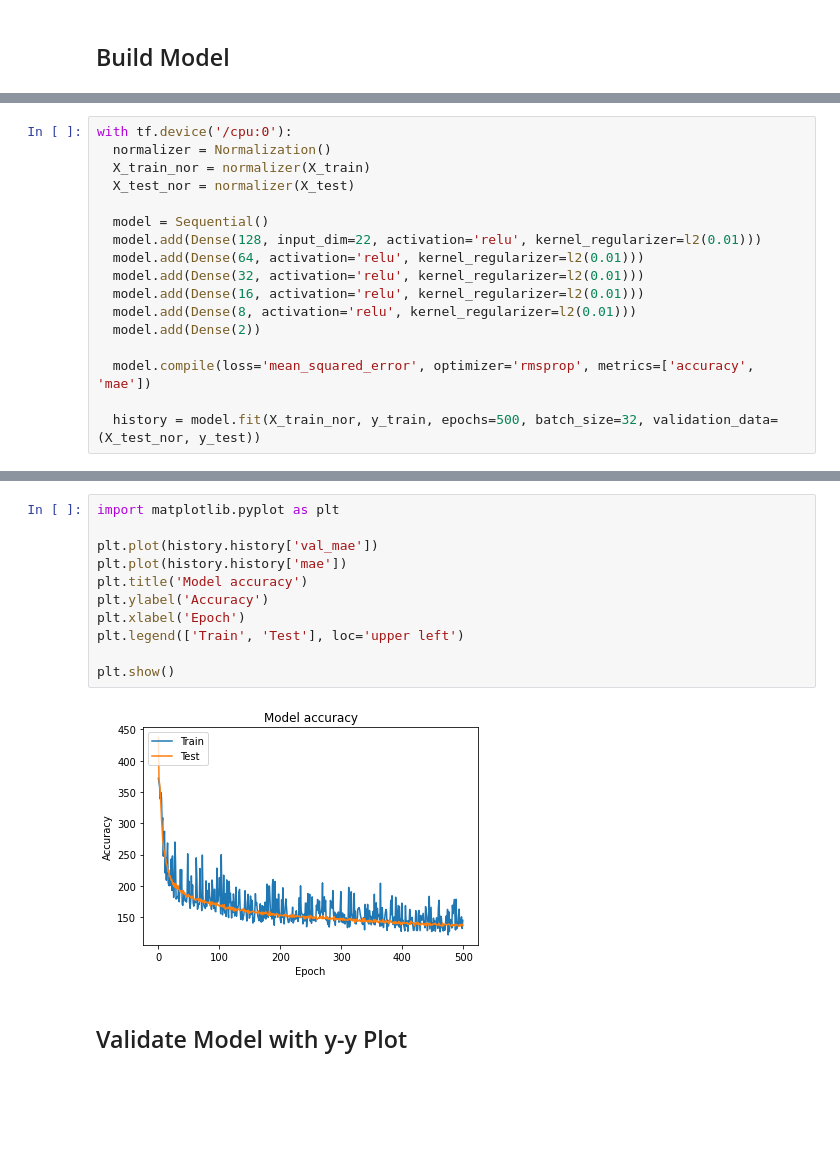
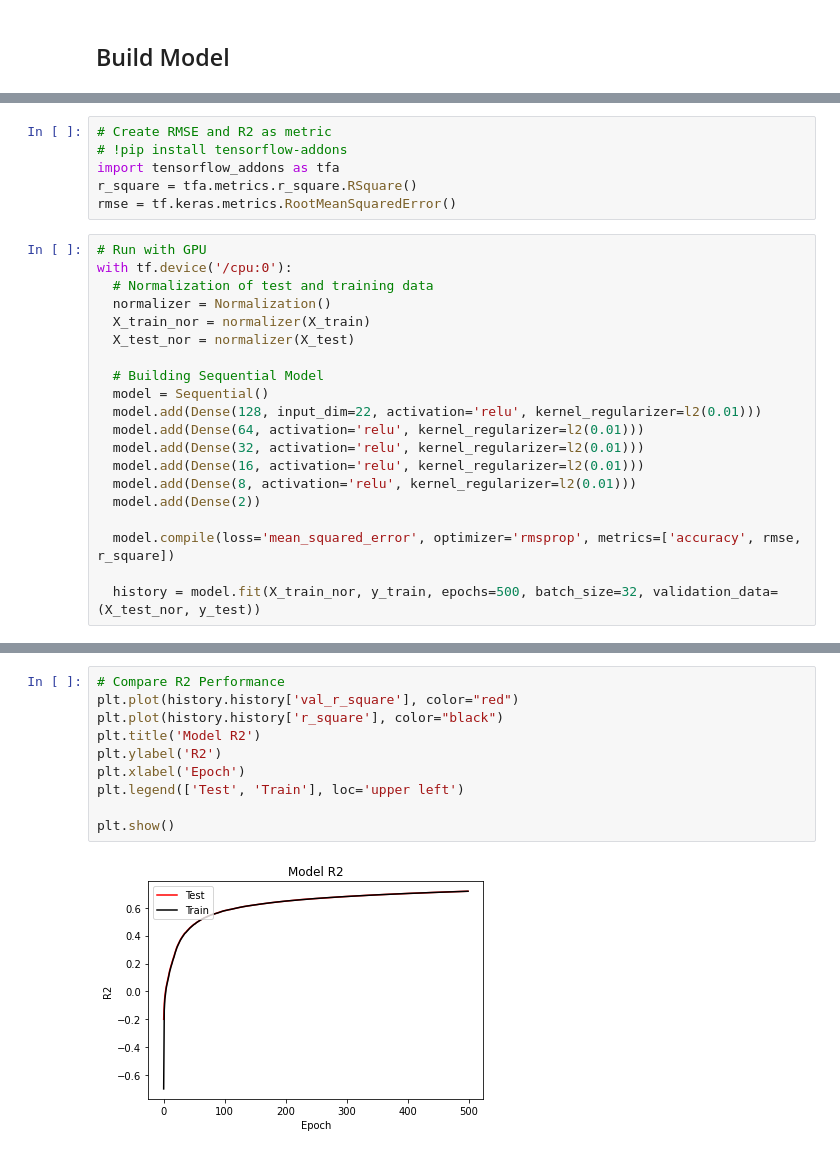
Before and after one commit to BrandlMax/Poiinter, a Jupyter notebook: Poiinter.ipynb, the cells around one changed output, grey strips where cells are left out. Cells and saved outputs as stored; diff of their text form; blank space fills up the shorter version.

```diff
--- a/Poiinter.ipynb
+++ b/Poiinter.ipynb
@@ -142,12 +214,21 @@ if device_name != '/device:GPU:0':
 print('Found GPU at: {}'.format(device_name))
 # %% [output]
 Found GPU at: /device:GPU:0
+# %%
+# Create RMSE and R2 as metric
+# !pip install tensorflow-addons
+import tensorflow_addons as tfa
+r_square = tfa.metrics.r_square.RSquare()
+rmse = tf.keras.metrics.RootMeanSquaredError()
 # %%
+# Run with GPU
 with tf.device('/cpu:0'):
+  # Normalization of test and training data
   normalizer = Normalization()
   X_train_nor = normalizer(X_train)
   X_test_nor = normalizer(X_test)
 
+  # Building Sequential Model
   model = Sequential()
   model.add(Dense(128, input_dim=22, activation='relu', kernel_regularizer=l2(0.01)))
   model.add(Dense(64, activation='relu', kernel_regularizer=l2(0.01)))
@@ -156,7 +237,7 @@ with tf.device('/cpu:0'):
   model.add(Dense(8, activation='relu', kernel_regularizer=l2(0.01)))
   model.add(Dense(2))
 
-  model.compile(loss='mean_squared_error', optimizer='rmsprop', metrics=['accuracy', 'mae'])
+  model.compile(loss='mean_squared_error', optimizer='rmsprop', metrics=['accuracy', rmse, r_square])
 
   history = model.fit(X_train_nor, y_train, epochs=500, batch_size=32, validation_data=(X_test_nor, y_test))
 # %% [output]
@@ -215,15 +311,12 @@ r2 / RSME / Scatterplot y - y
 # %%
-import matplotlib.pyplot as plt
-
-plt.plot(history.history['val_mae'])
-plt.plot(history.history['mae'])
-plt.title('Model accuracy')
-plt.ylabel('Accuracy')
+# Compare R2 Performance
+plt.plot(history.history['val_r_square'], color="red")
+plt.plot(history.history['r_square'], color="black")
+plt.title('Model R2')
+plt.ylabel('R2')
 plt.xlabel('Epoch')
-plt.legend(['Train', 'Test'], loc='upper left')
+plt.legend(['Test', 'Train'], loc='upper left')
 
 plt.show()
 # %% [output]
-[figure, old version]
+[figure, new version]
-# %% [markdown]
-## Validate Model with y-y Plot
```
Also changed, not shown: parts of 61 cells of this notebook, 1 other file.
